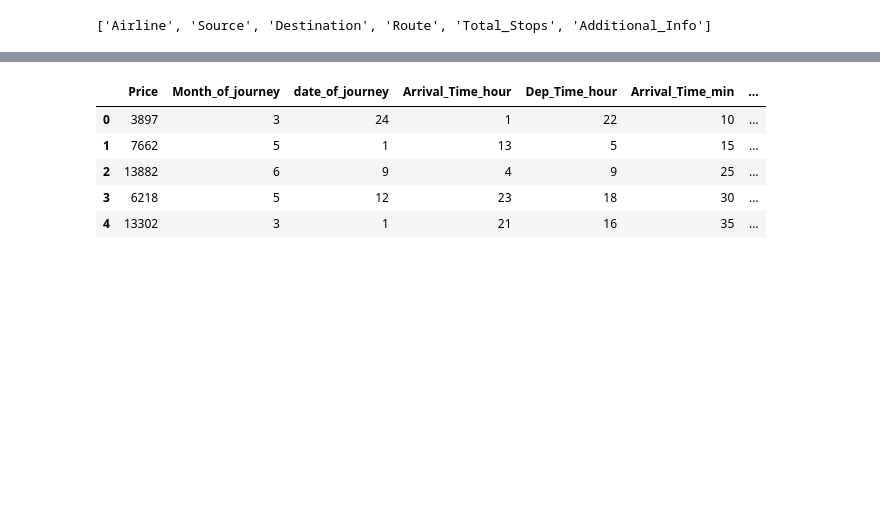
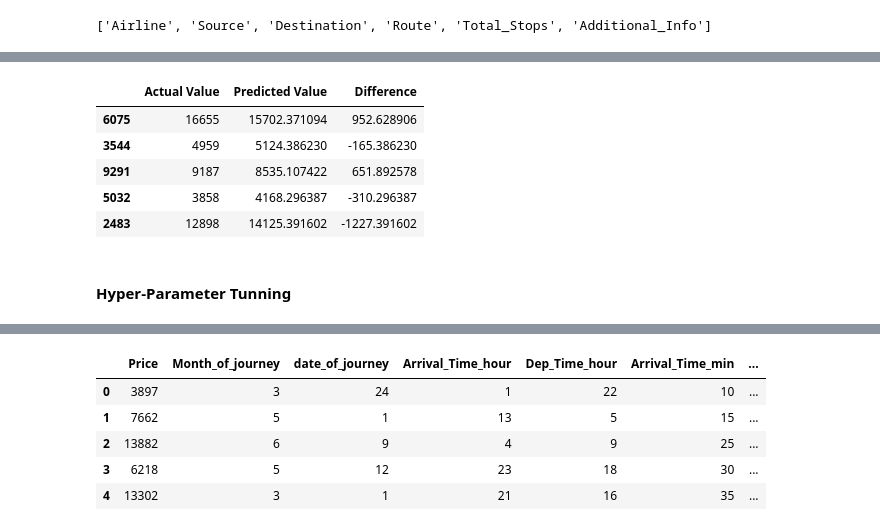
Before and after one commit to prakash-d07/Flight_Fare_estimator_Project, a Jupyter notebook: research/test.ipynb, the cells around one changed output, grey strips where cells are left out. Saved outputs shown, nothing was run; the diff lists cells and outputs as text; code cells hidden in the pictures; blank space fills up the shorter version.

```diff
--- a/research/test.ipynb
+++ b/research/test.ipynb
@@ -399,0 +548,12 @@ df.drop(['Route','Additional_Info'],inplace=True,axis=1)
+# %%
+pred_df=pd.DataFrame({'Actual Value':y_test,'Predicted Value':y_pred,'Difference':y_test-y_pred})
+pred_df.head()
+# %% [output]
+|  | Actual Value | Predicted Value | Difference |
+| 6075 | 16655 | 15702.371094 | 952.628906 |
+| 3544 | 4959 | 5124.386230 | -165.386230 |
+| 9291 | 9187 | 8535.107422 | 651.892578 |
+| 5032 | 3858 | 4168.296387 | -310.296387 |
+| 2483 | 12898 | 14125.391602 | -1227.391602 |
+# %% [markdown]
+#### Hyper-Parameter Tunning
```
Also changed, not shown: parts of 33 cells of this notebook, 17 other files.
